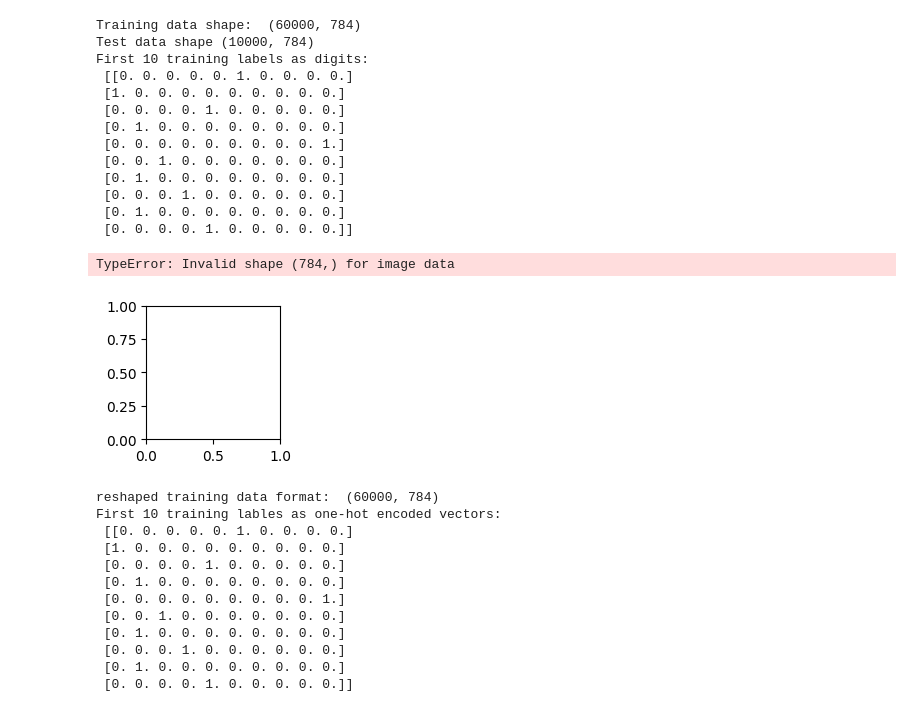
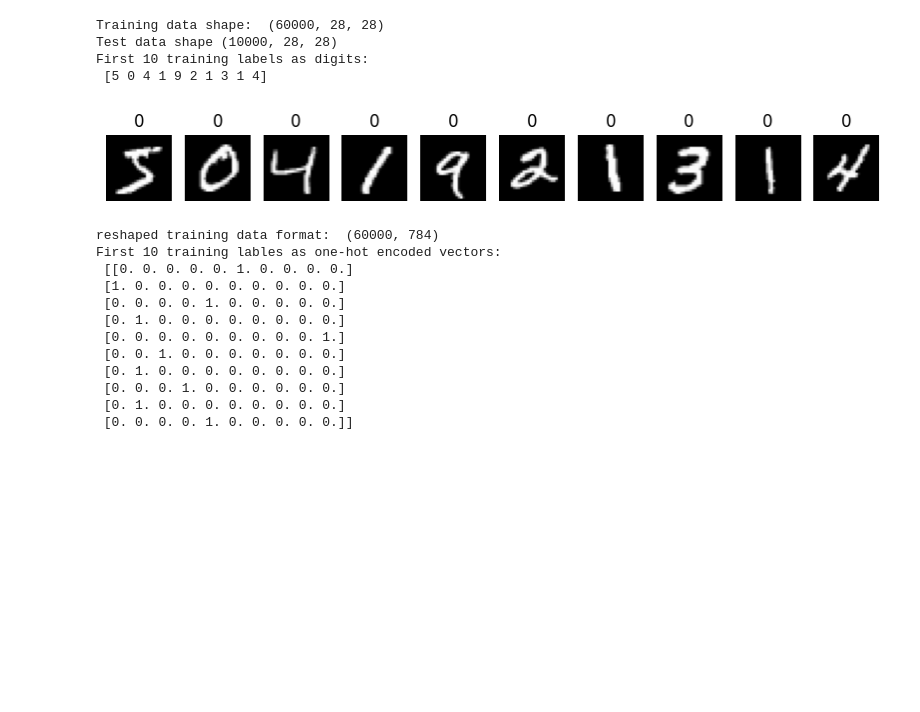
Before and after one commit to toni7lovric-rgb/PRA3024, a Jupyter notebook: ML_MNIST_NN_exercise.ipynb, the cells around one changed output. Cells and saved outputs as stored; diff of their text form; code cells hidden in the pictures; blank space fills up the shorter version.

```diff
--- a/ML_MNIST_NN_exercise.ipynb
+++ b/ML_MNIST_NN_exercise.ipynb
@@ -13,39 +10,29 @@ Downloading data from https://storage.googleapis.com/tensorflow/tf-keras-dataset
 # %%
 # Investigate the data
 
 print("Training data shape: ", x_train.shape) # (60000, 28, 28) -- 60000 images, each 28x28 pixels
 print("Test data shape", x_test.shape) # (10000, 28, 28) -- 10000 images, each 28x28
 print("First 10 training labels as digits:\n", y_train[:10])
 print("")
 
 # Plot the first 10 images
 ### STUDENT CODE HERE ###
 ### --> Find a way to plot a sample of 10 images of hand-written digits in the training data
-plt.figure(figsize=(10, 5))
+plt.figure(figsize=(10, 10))
 for i in range(10):
-    plt.subplot(2, 5, i + 1)
+    plt.subplot(1, 10, i + 1)
     plt.imshow(x_train[i].reshape(28, 28), cmap='gray')
-    plt.title(f"Label: {y_train[i]}")
+    label = np.argmax(y_train[i]) #argmax returns the index of the maximum value in y_train[i], which corresponds to the digit label
+    plt.title(str(label))
     plt.axis('off')
-plt.tight_layout()
 plt.show()
 ### END STUDENT CODE ###
 # %% [output]
-Training data shape:  (60000, 784)
-Test data shape (10000, 784)
+Training data shape:  (60000, 28, 28)
+Test data shape (10000, 28, 28)
 First 10 training labels as digits:
- [[0. 0. 0. 0. 0. 1. 0. 0. 0. 0.]
- [1. 0. 0. 0. 0. 0. 0. 0. 0. 0.]
- [0. 0. 0. 0. 1. 0. 0. 0. 0. 0.]
- [0. 1. 0. 0. 0. 0. 0. 0. 0. 0.]
- [0. 0. 0. 0. 0. 0. 0. 0. 0. 1.]
- [0. 0. 1. 0. 0. 0. 0. 0. 0. 0.]
- [0. 1. 0. 0. 0. 0. 0. 0. 0. 0.]
- [0. 0. 0. 1. 0. 0. 0. 0. 0. 0.]
- [0. 1. 0. 0. 0. 0. 0. 0. 0. 0.]
- [0. 0. 0. 0. 1. 0. 0. 0. 0. 0.]]
+ [5 0 4 1 9 2 1 3 1 4]
-TypeError: Invalid shape (784,) for image data
-[figure, old version]
+[figure, new version]
 # %%
 # Pre-processing of data
 
```
Also changed, not shown: parts of 10 cells of this notebook, 2 other files.
